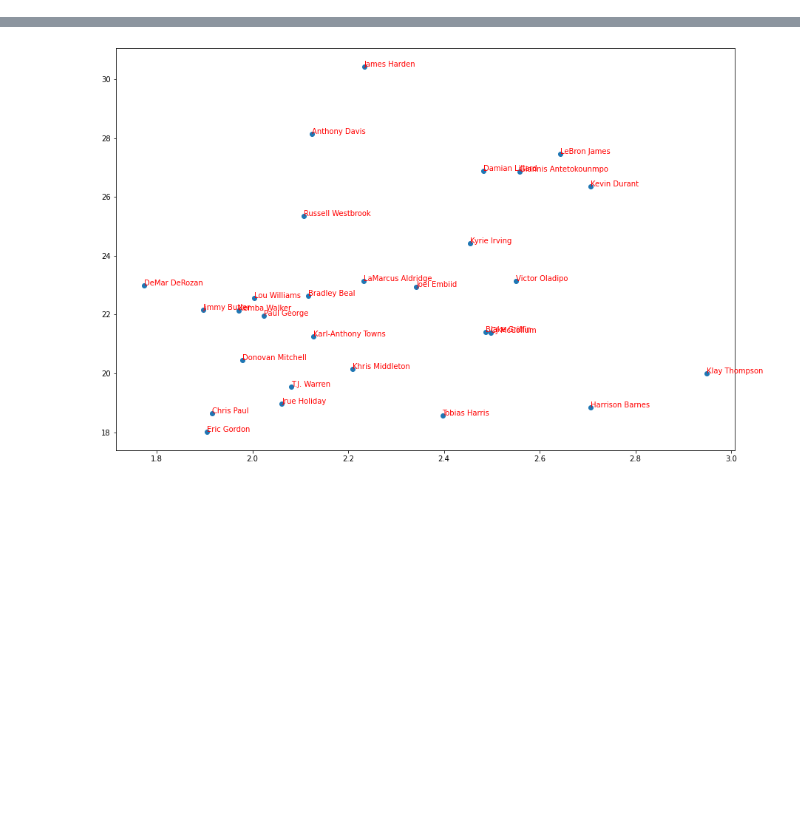
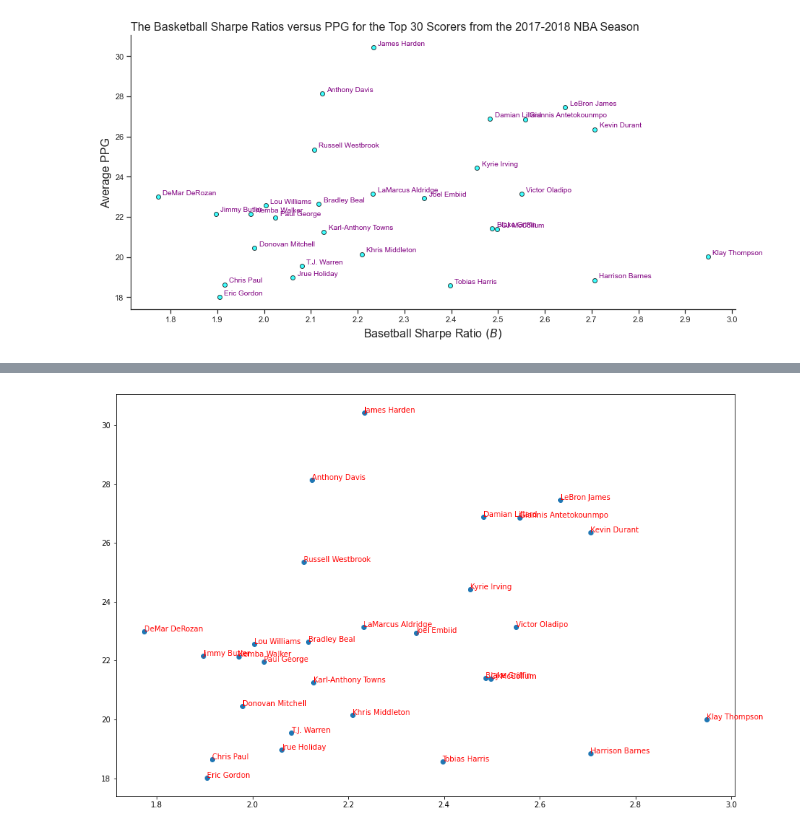
Before and after one commit to kirankrishnamurthi/NBA-Sharpe-Ratios, a Jupyter notebook: nba_sharpe.ipynb, the cells around one changed output, grey strips where cells are left out. Drawn from its saved outputs; the diff is of its cells as text; code cells hidden in the pictures; blank space fills up the shorter version.

```diff
--- a/nba_sharpe.ipynb
+++ b/nba_sharpe.ipynb
@@ -202,0 +277,49 @@ get_bb_sharpe('James Harden', '2017')
+# %%
+#--------- Plot the Sharpe Ratios of the Top Scorers in the 2017-2018 Season ------------#
+
+top_30_1718 = nba_1718.iloc[0:31, 1].to_list()
+
+TS_201718 = pd.DataFrame()
+
+for p in top_30_1718:
+
+    try:
+        data = get_bb_sharpe(p, '2017')
+
+        TS_201718 = pd.concat([TS_201718, data], ignore_index = True)
+
+        time.sleep(5)
+
+    except:
+        pass
+# %%
+plt.figure(figsize = (15, 7))
+
+plt.scatter(x = TS_201718['nbaBB Sharpe'], y = TS_201718['Average PPG'], ec = 'black', color = 'cyan', alpha = .75)
+
+#-- Add player name labels
+xdodge = .01
+ydodge = .1
+
+for i in range(0, len(TS_201718)):
+    plt.text(x = TS_201718['nbaBB Sharpe'][i] + xdodge, y = TS_201718['Average PPG'][i] + ydodge, s = TS_201718['Player'][i]
+                , fontdict = dict(color = 'purple', size = 10)
+                #, bbox = dict(facecolor= 'yellow', alpha = 0.5)
+                )
+
+#-- Adjust X & Y Axes
+plt.xticks(np.arange(1.8, 3.1, step = .1))
+plt.yticks(np.arange(18, 32, step = 2))
+
+plt.xlabel('Basetball Sharpe Ratio $(B)$'
+            , fontdict = {'family' : 'arial', 'size' : 16})
+plt.ylabel('Average PPG'
+            , fontdict = {'family' : 'arial', 'size' : 16})
+
+plt.title('The Basketball Sharpe Ratios versus PPG for the Top 30 Scorers from the 2017-2018 NBA Season'
+            , fontdict = {'family' : 'arial', 'size' : 16}
+            , loc = 'left')
+
+plt.show()
+# %% [output]
+[figure, added]
```
Also changed, not shown: parts of 22 cells of this notebook, 6 other files.
